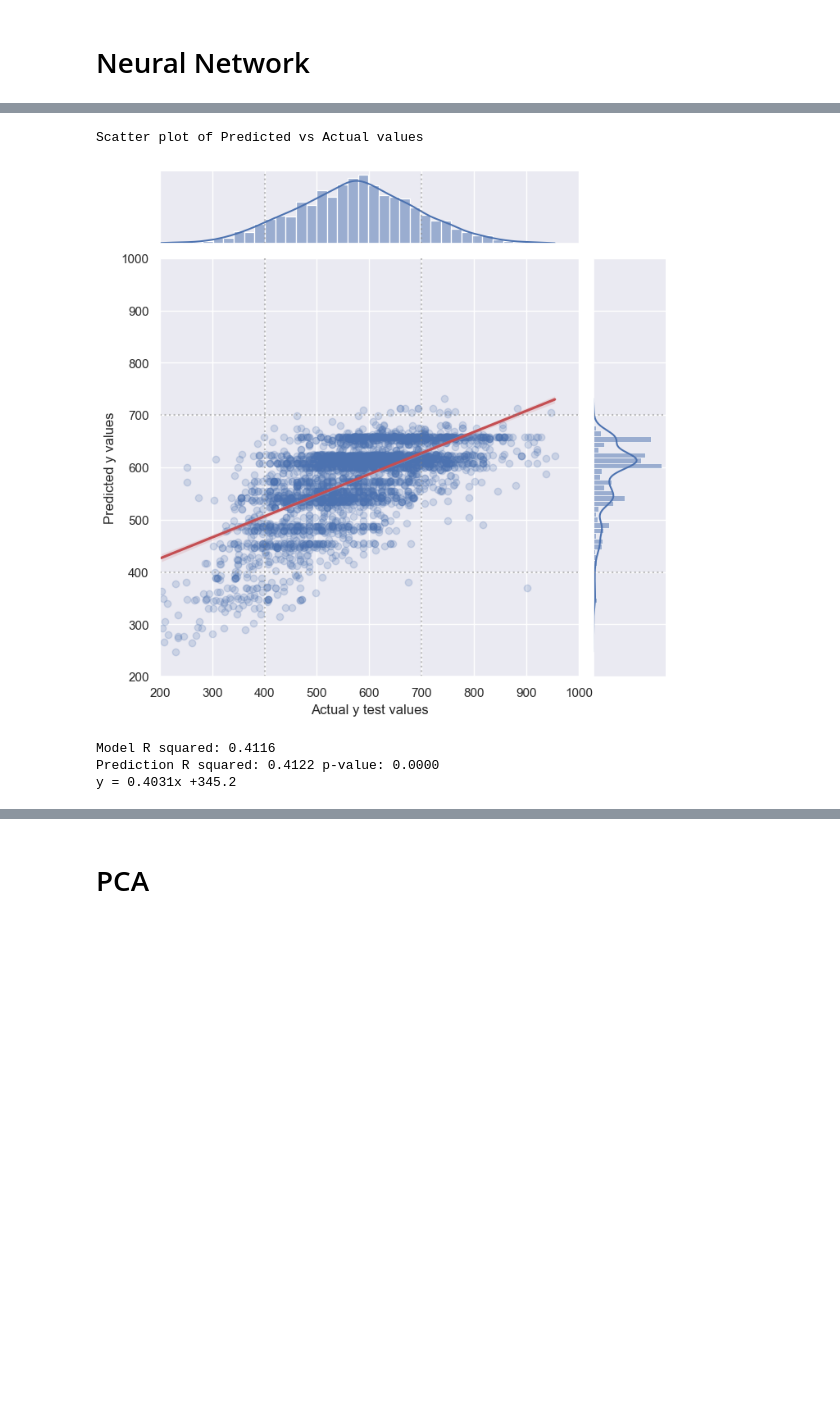
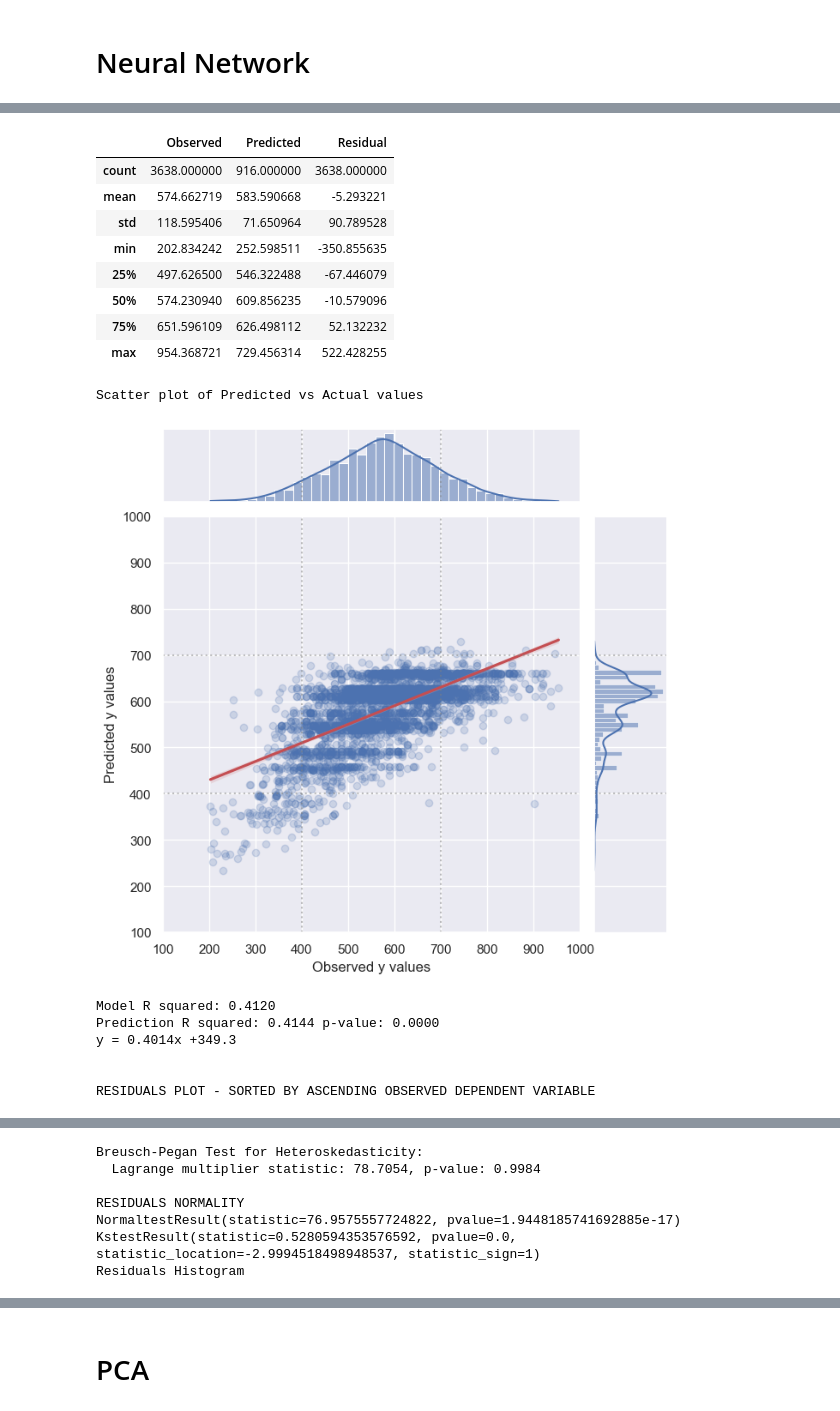
Before and after one commit to danielmpaula/TCC_Final, a Jupyter notebook: Daniel Paula Regression Models.ipynb, the cells around one changed output, grey strips where cells are left out. Saved outputs shown, nothing was run; the diff lists cells and outputs as text; code cells hidden in the pictures; blank space fills up the shorter version.

```diff
--- a/Daniel Paula Regression Models.ipynb
+++ b/Daniel Paula Regression Models.ipynb
@@ -557,28 +559,55 @@ comparison_OLS.describe()
 # %%
 # Design a function to create a scatter plot
-def create_scatter(model_corr, y_pred, y_test=y_test, height=7):
+def create_scatter(model_corr, y_pred, y_test=y_test, X_test=X_test):
+
+    comparison_df = pd.DataFrame((y_test, y_pred, y_test - y_pred)).transpose()
+    comparison_df.columns = ["Observed", "Predicted", "Residual"]
+    display(comparison_df.describe())
+
     m, b = np.polyfit(y_test, y_pred, deg=1)
     R_2 = pearsonr(y_test, y_pred)
-    llim = min(y_test.min(), y_pred.min())
-    ulim = max(y_test.max(), y_pred.max())
 
+    # Adjusting charts' limits (with a buffer)
+    llim = min(y_test.min(), y_pred.min()) - 30
+    ulim = max(y_test.max(), y_pred.max()) + 30
     llim = floor(llim/100)*100
     ulim = ceil(ulim/100)*100
 
     print('Scatter plot of Predicted vs Actual values')
 
-    g = sns.jointplot(x=y_test, y=y_pred, kind="reg", height=height, xlim=(llim, ulim), ylim=(llim, ulim),
+    g = sns.jointplot(x=y_test, y=y_pred, kind="reg", height=6.7, xlim=(llim, ulim), ylim=(llim, ulim),
                       joint_kws={'scatter_kws':dict(alpha=0.2)}, line_kws=dict(color="r"))
 
     for i in [400, 700]:
         g.refline(x=i, y=i, linestyle=":", alpha=.5)
 
-    plt.xlabel('Actual y test values')
+    plt.xlabel('Observed y values')
     plt.ylabel('Predicted y values')
 
     plt.show()
 
     print(f'Model R squared: {model_corr:.4f}')
     print(f'Prediction R squared: {R_2[0]**2:.4f} p-value: {R_2[1]:.4f}')
-    print(f'y = {m:.4f}x {b:+.1f}')
+    print(f'y = {m:.4f}x {b:+.1f} \n\n')
+
+
+    print('RESIDUALS PLOT - SORTED BY ASCENDING OBSERVED DEPENDENT VARIABLE')
+
+    residuals = comparison_df.sort_values('Observed')['Residual']
+
+    fig = plt.figure(figsize=(6.3, 3.5))
+    ax = fig.add_subplot(1,1,1)
+    ax.plot(residuals.values, linewidth=0.1)
+    plt.show()
+
+    het = sms.het_breuschpagan(residuals, X_test)
+    print(f'Breusch-Pegan Test for Heteroskedasticity:\n  Lagrange multiplier statistic: {het[0]:.4f}, p-value: {het[1]:.4f}\n')
+
+    # tests and histogram to look at residuals' normality
+    print('RESIDUALS NORMALITY')
+    print(normaltest(residuals))
+    print(kstest(residuals, "norm"))
+    print('Residuals Histogram')
+    plt.hist(residuals, bins=20)
+    plt.show()
 # %%
@@ -740,6 +745,7 @@ KstestResult(statistic=0.5058827583407755, pvalue=0.0, statistic_location=3.3267
 # Neural Network
 # %%
 # Create a model and displaying the summary
-NN_model = MLPRegressor((X_train.shape[1],X_train.shape[1],X_train.shape[1]), max_iter=20000).fit(X_train, y_train)
+NN_model = MLPRegressor((X_train.shape[1],X_train.shape[1],X_train.shape[1]), max_iter=20000, random_state=1978)
+NN_model = NN_model.fit(X_train, y_train)
 # after a few iterations with nodes and depths, this was consistently the best performing model
 y_pred_nn = NN_model.predict(X_test)
@@ -760,8 +752,20 @@ comparison_nn.describe()
 # %%
-create_scatter(y_pred=y_pred_nn, model_corr=NN_model.score(X_test, y_test))
+create_scatter(model_corr=NN_model.score(X_test, y_test), y_pred=y_pred_nn)
 # %% [output]
+|  | Observed | Predicted | Residual |
+| count | 3638.000000 | 916.000000 | 3638.000000 |
+| mean | 574.662719 | 583.590668 | -5.293221 |
+| std | 118.595406 | 71.650964 | 90.789528 |
+| min | 202.834242 | 252.598511 | -350.855635 |
+| 25% | 497.626500 | 546.322488 | -67.446079 |
+| 50% | 574.230940 | 609.856235 | -10.579096 |
+| 75% | 651.596109 | 626.498112 | 52.132232 |
+| max | 954.368721 | 729.456314 | 522.428255 |
 Scatter plot of Predicted vs Actual values
-[figure, old version]
+[figure, new version]
-Model R squared: 0.4116
-Prediction R squared: 0.4122 p-value: 0.0000
-y = 0.4031x +345.2
+Model R squared: 0.4120
+Prediction R squared: 0.4144 p-value: 0.0000
+y = 0.4014x +349.3
+
+
+RESIDUALS PLOT - SORTED BY ASCENDING OBSERVED DEPENDENT VARIABLE
@@ -767,0 +773,7 @@ y = 0.4031x +345.2
+Breusch-Pegan Test for Heteroskedasticity:
+  Lagrange multiplier statistic: 78.7054, p-value: 0.9984
+
+RESIDUALS NORMALITY
+NormaltestResult(statistic=76.9575557724822, pvalue=1.9448185741692885e-17)
+KstestResult(statistic=0.5280594353576592, pvalue=0.0, statistic_location=-2.9994518498948537, statistic_sign=1)
+Residuals Histogram
```
Also changed, not shown: parts of 30 cells of this notebook.
